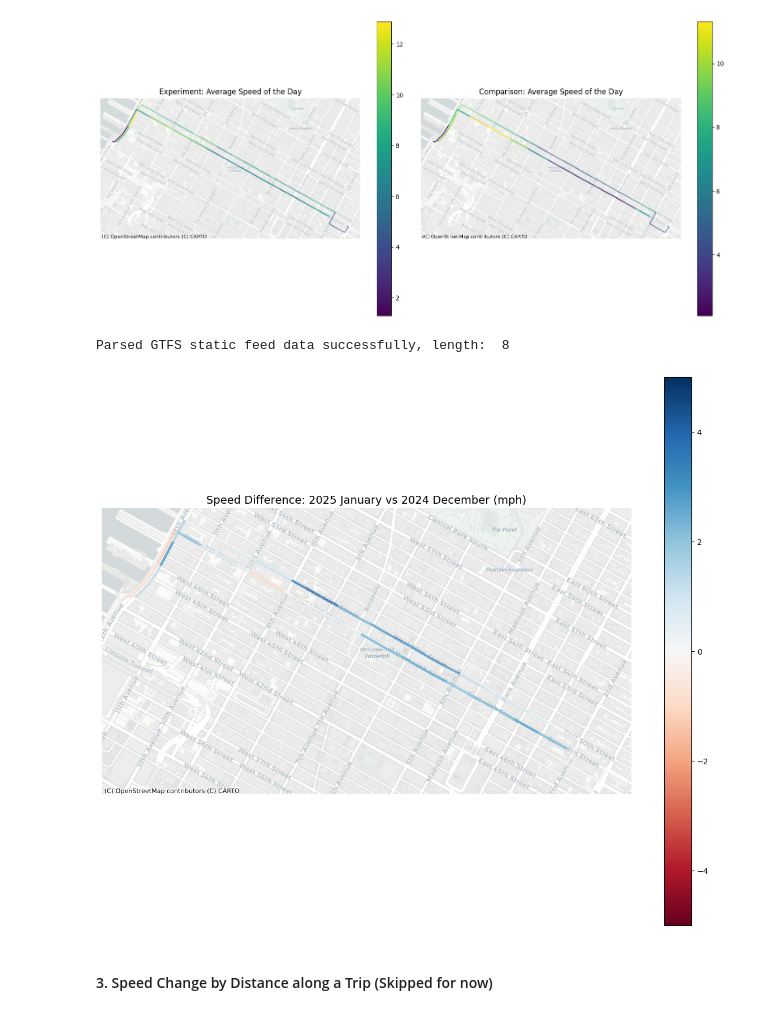
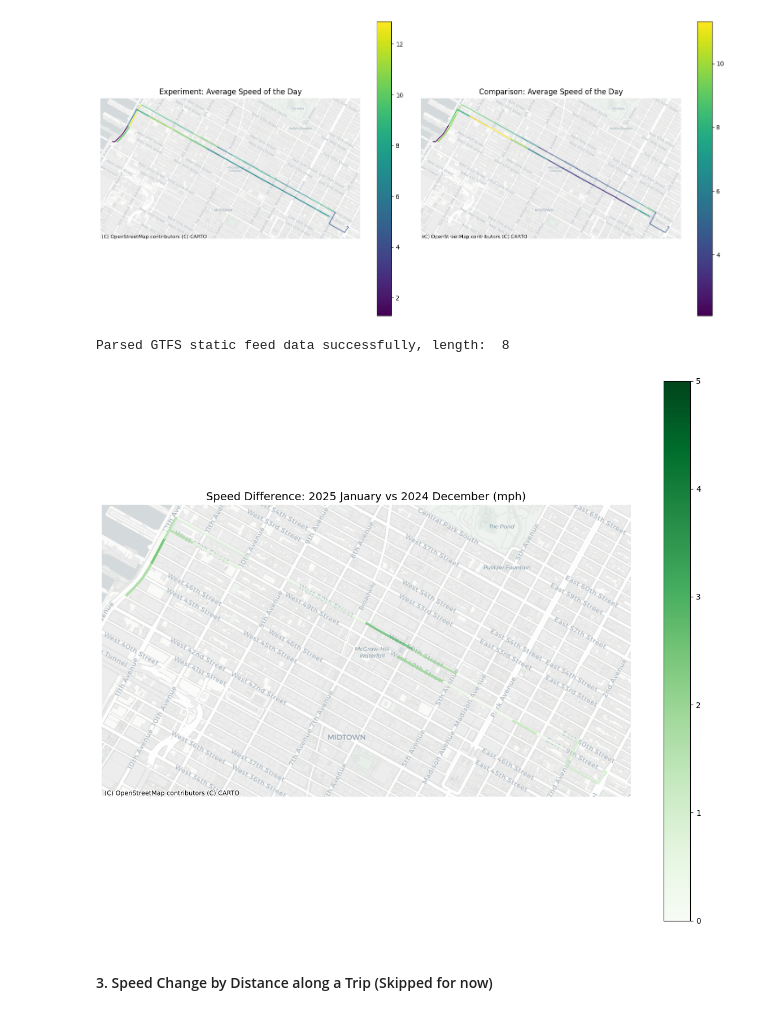
Before and after one commit to Cornell-Tech-Urban-Tech-Hub/gtfs-realtime-performance, a Jupyter notebook: notebooks/congestionPricing_bus_speed.ipynb, the cells around one changed output. Cells and saved outputs as stored; diff of their text form; code cells hidden in the pictures.

Commit message:
update visualization

```diff
--- a/notebooks/congestionPricing_bus_speed.ipynb
+++ b/notebooks/congestionPricing_bus_speed.ipynb
@@ -180,14 +184,13 @@ comparison_days = get_all_weekdays("2024-12-05", "2024-12-31", weekday_type)
 os.makedirs("data/2025-jan/", exist_ok=True)
 os.makedirs("data/2024-dec/", exist_ok=True)
 
-# Process experiment mondays
-for date in experiment_days:
-    speeds = calculate_speeds_for_route(bucket, date, route_id)
-    speeds.to_csv(os.path.join("data/2025-jan/", f"speeds_{route_id}_{date}.csv"), index=False)
-    print(f"Saved speeds for {route_id} on {date}")
 
-# Process comparison mondays
-for date in comparison_days:
-    speeds = calculate_speeds_for_route(bucket, date, route_id)
-    speeds.to_csv(os.path.join("data/2024-dec/", f"speeds_{route_id}_{date}.csv"), index=False)
-    print(f"Saved speeds for {route_id} on {date}")
+# date = "2025-02-09"
+# speeds = calculate_speeds_for_route(bucket, date, route_id)
+# print(f"Fetched speeds for {route_id} on {date}")
+
+
+# # Process experiment days
+# for date in experiment_days:
+#     speeds = calculate_speeds_for_route(bucket, date, route_id)
+#     print(f"Fetched speeds for {route_id} on {date}")
@@ -342,15 +342,17 @@ bus_speed_experiment_cz = convert_to_nyc_time(bus_speed_experiment_cz )
 # %%
 # preparation
 
-# hour: no date information retained
-bus_speed_experiment_cz["hour"] = bus_speed_experiment_cz["datetime_nyc"].dt.floor("h").dt.strftime("%H")
-bus_speed_comparison_cz["hour"] = bus_speed_comparison_cz["datetime_nyc"].dt.floor("h").dt.strftime("%H")
+# hour: no date information retained, convert to integer
+bus_speed_experiment_cz["hour"] = bus_speed_experiment_cz["datetime_nyc"].dt.floor("h").dt.hour.astype(int)
+bus_speed_comparison_cz["hour"] = bus_speed_comparison_cz["datetime_nyc"].dt.floor("h").dt.hour.astype(int)
 
 # weekday: integer representation of the day of the week
 bus_speed_experiment_cz["weekday"] = bus_speed_experiment_cz["datetime_nyc"].dt.dayofweek
 bus_speed_comparison_cz["weekday"] = bus_speed_comparison_cz["datetime_nyc"].dt.dayofweek
 
 print(bus_speed_experiment_cz.iloc[0])
+print(bus_speed_experiment_cz["hour"].unique())
+print(bus_speed_experiment_cz["weekday"].unique())
 # %% [output]
 trip_id                                         MQ_A5-Weekday-030500_M50_351
 shape_id                                                             M500049
@@ -606,6 +617,10 @@ Parsed GTFS static feed data successfully, length:  8
 # %%
 df_experiment = bus_speed_experiment_cz.copy()
 df_comparison = bus_speed_comparison_cz.copy()
+
+# Filter out the data for morning rush hours
+df_experiment = df_experiment[df_experiment["hour"].isin([7, 8, 9, 10])]
+df_comparison = df_comparison[df_comparison["hour"].isin([7, 8, 9, 10])]
 
 # get the segment df first
 url = "https://files.mobilitydatabase.org/mdb-513/mdb-513-202501020055/mdb-513-202501020055.zip"
@@ -633,36 +648,39 @@ merged_speeds = experiment_speeds.merge(
 # Calculate the difference (experiment - comparison)
 merged_speeds["speed_diff"] = merged_speeds["experiment_speed"] - merged_speeds["comparison_speed"]
 
+# Keep only those > 0
+merged_speeds = merged_speeds[merged_speeds["speed_diff"] > 0]
+
 # Convert segment_df to web mercator projection (EPSG:3857) required for contextily
 segment_df_wm = segment_df.to_crs(epsg=3857)
 
 # Create a single plot showing the speed difference
 fig, ax = plt.subplots(figsize=(12, 10))
 
 # Plot the speed difference
 speed_diff_plot = segment_df_wm.merge(merged_speeds, on=["prev_stop_id", "stop_id"]).plot(
     column="speed_diff",
     legend=True,
     ax=ax,
     alpha=0.7,
-    cmap='RdBu',  # Red-Blue colormap (red for negative, blue for positive)
-    vmin=-5,         # Adjust these min/max values as needed
+    cmap='Greens',  # Red-Blue colormap (red for negative, blue for positive)
+    vmin=0,         # Adjust these min/max values as needed
     vmax=5,
     linewidth=3  # Make the line wider
 )
 
 # Add title and basemap
 ax.set_title("Speed Difference: 2025 January vs 2024 December (mph)", fontsize=14)
 ctx.add_basemap(ax, source=ctx.providers.CartoDB.Positron)
 
 # Remove axis
 ax.set_axis_off()
 
 plt.tight_layout()
 plt.show()
 # %% [output]
 Parsed GTFS static feed data successfully, length:  8
-[figure, old version]
+[figure, new version]
 # %% [markdown]
 #### 3. Speed Change by Distance along a Trip (Skipped for now)
 # %%
```
Also changed, not shown: parts of 13 cells of this notebook.
